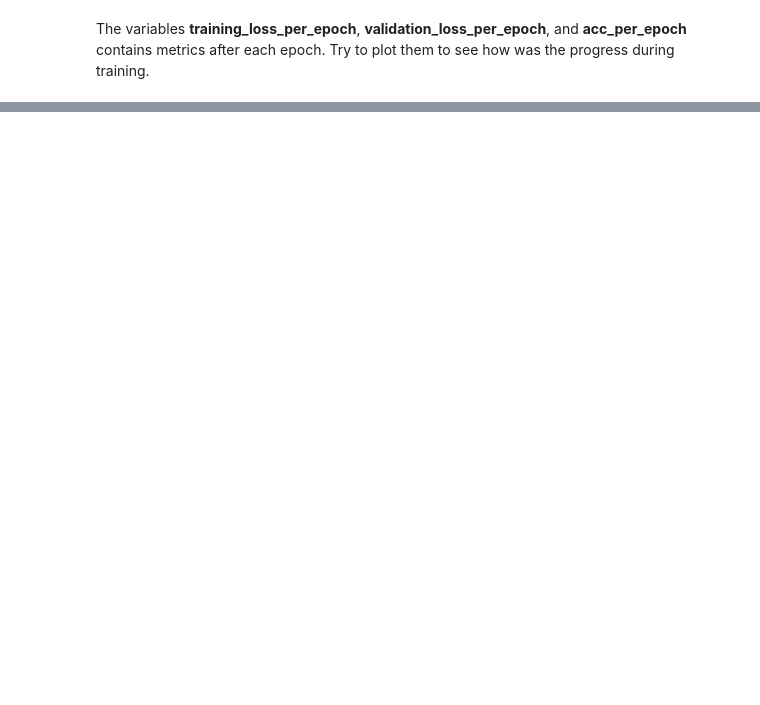
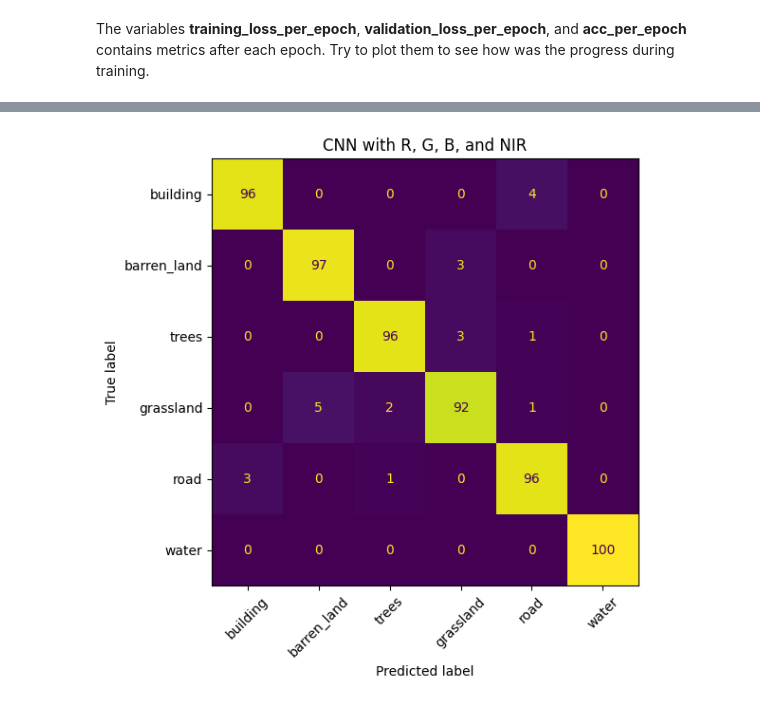
Before and after one commit to LeraIord/mless1, a Jupyter notebook: CNN_classifier_on_remote_sensing_image.ipynb, the cells around one changed output, grey strips where cells are left out. Saved outputs shown, nothing was run; the diff lists cells and outputs as text; code cells hidden in the pictures; blank space fills up the shorter version.

```diff
--- a/CNN_classifier_on_remote_sensing_image.ipynb
+++ b/CNN_classifier_on_remote_sensing_image.ipynb
@@ -317,0 +474,91 @@ The variables **training_loss_per_epoch**, **validation_loss_per_epoch**, and **
+# %%
+def evaluate_cnn(model, dataloader, class_labels, title):
+    model.eval()
+    true_labels = []
+    pred_labels = []
+
+    with torch.no_grad():
+      for data, labels in dataloader:
+        data = data.to(device)
+        labels = labels.to(device)
+        preds = model(data)
+        pred_labels.extend(torch.argmax(preds, dim=1).to("cpu").numpy().tolist())
+        true_labels.extend(labels.to("cpu").numpy().tolist())
+
+    true_labels = np.array(true_labels)
+    pred_labels = np.array(pred_labels)
+    accuracy = accuracy_score(true_labels, pred_labels)
+    cm = confusion_matrix(true_labels, pred_labels, labels=np.arange(len(class_labels)))
+    per_class_accuracy = cm.diagonal() / cm.sum(axis=1)
+
+    print(f"{title} overall accuracy: {accuracy:.3f}")
+    for label, score in zip(class_labels, per_class_accuracy):
+        print(f"  {label}: {score:.3f}")
+
+    disp = ConfusionMatrixDisplay(confusion_matrix=cm, display_labels=class_labels)
+    fig, ax = plt.subplots(figsize=(7, 6))
+    disp.plot(ax=ax, xticks_rotation=45, colorbar=False)
+    ax.set_title(title)
+    plt.tight_layout()
+    plt.show()
+
+    return accuracy, per_class_accuracy, cm, true_labels, pred_labels
+
+def choose_cnn_example_indices(true_labels, pred_labels, correct=True, max_examples=6):
+    matches = true_labels == pred_labels if correct else true_labels != pred_labels
+    candidates = np.where(matches)[0]
+    if len(candidates) == 0:
+      return candidates
+
+    chosen = []
+    for class_id in range(len(labels)):
+      class_candidates = candidates[true_labels[candidates] == class_id]
+      if len(class_candidates) > 0:
+        chosen.append(class_candidates[0])
+      if len(chosen) == max_examples:
+        break
+
+    if len(chosen) < max_examples:
+      for candidate in candidates:
+        if candidate not in chosen:
+          chosen.append(candidate)
+        if len(chosen) == max_examples:
+          break
+
+    return np.array(chosen)
+
+def plot_cnn_examples(data_df, true_labels, pred_labels, class_labels,
+                      title, correct=True, max_examples=6):
+    example_idx = choose_cnn_example_indices(true_labels, pred_labels, correct, max_examples)
+
+    if len(example_idx) == 0:
+      print(f"No examples found for: {title}")
+      return
+
+    fig, axes = plt.subplots(1, len(example_idx), figsize=(3 * len(example_idx), 3))
+    if len(example_idx) == 1:
+      axes = [axes]
+
+    for ax, local_idx in zip(axes, example_idx):
+      original_idx = test_idx[local_idx]
+      image = data_df.iloc[local_idx].values.reshape((28, 28, 4))
+      ax.imshow(image[:, :, :3])
+      ax.axis("off")
+      ax.set_title(
+          f"idx {original_idx}\n"
+          f"true: {class_labels[true_labels[local_idx]]}\n"
+          f"pred: {class_labels[pred_labels[local_idx]]}"
+      )
+
+    fig.suptitle(title)
+    plt.tight_layout()
+    plt.show()
+
+cnn_metrics = evaluate_cnn(cnn, test_dataloader, labels, "CNN with R, G, B, and NIR")
+_, _, _, cnn_true_labels, cnn_pred_labels = cnn_metrics
+
+plot_cnn_examples(test_X, cnn_true_labels, cnn_pred_labels, labels,
+                  "Correct CNN classifications", correct=True)
+plot_cnn_examples(test_X, cnn_true_labels, cnn_pred_labels, labels,
+                  "CNN misclassifications", correct=False)
+# %% [output]
@@ -317,0 +572 @@ The variables **training_loss_per_epoch**, **validation_loss_per_epoch**, and **
+[figure, added]
```
Also changed, not shown: parts of 22 cells of this notebook, 4 other files.
